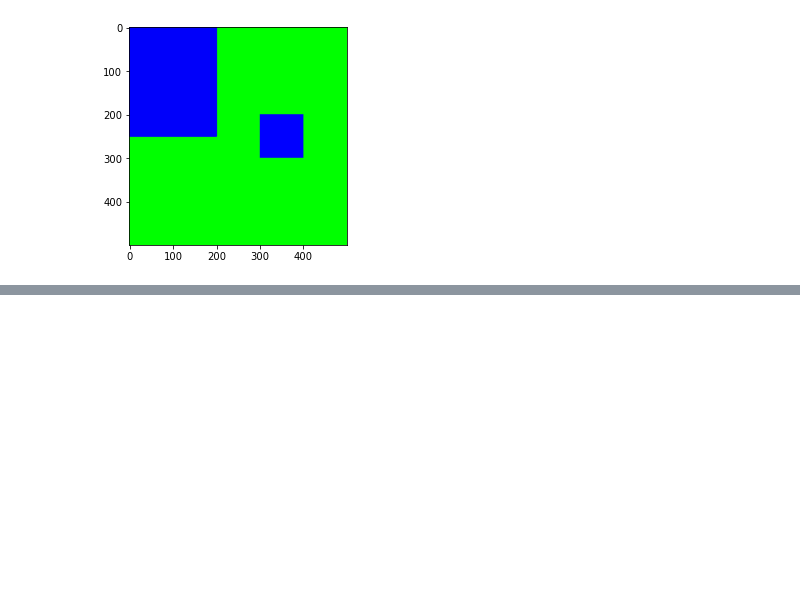
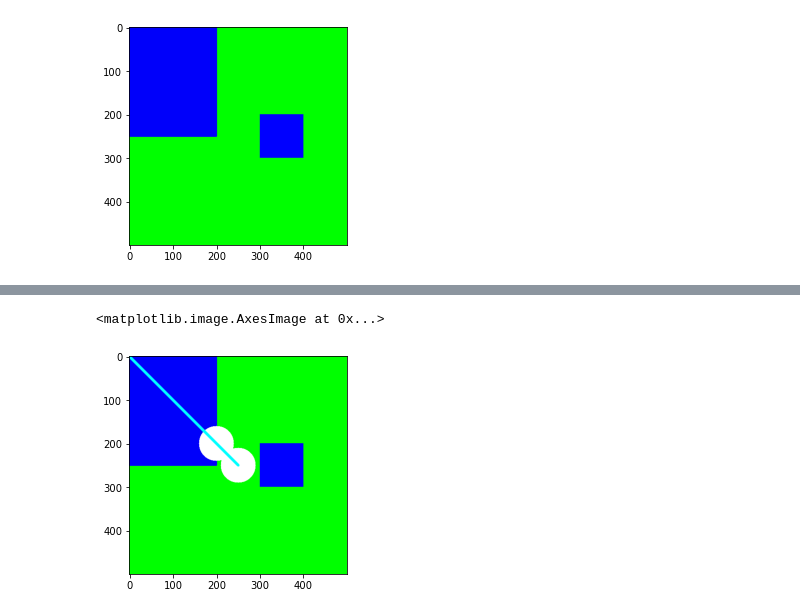
Before and after one commit to BeytullahYayla/Deep-Learning-Fundamentals, a Jupyter notebook: Computer Vision/Opencv.ipynb, the cells around one changed output, grey strips where cells are left out. Saved outputs shown, nothing was run; the diff lists cells and outputs as text; code cells hidden in the pictures; blank space fills up the shorter version.

```diff
--- a/Computer Vision/Opencv.ipynb
+++ b/Computer Vision/Opencv.ipynb
@@ -91,0 +98,7 @@ plt.imshow(blank)
+# %%
+#Draw a line
+cv.line(blank,(0,0),(250,250),(0,255,255),thickness=5)##Line starts from (0,0) and ends in 255,255
+plt.imshow(blank)
+# %% [output]
+<matplotlib.image.AxesImage at 0x...>
+[figure, added]
```
Also changed, not shown: parts of 31 cells of this notebook.
